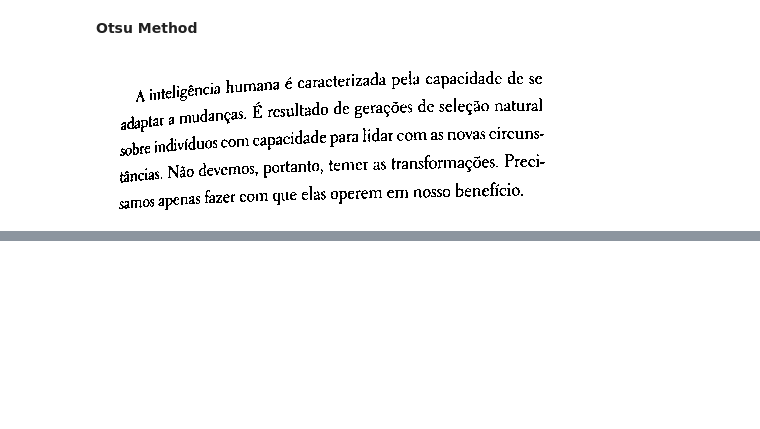
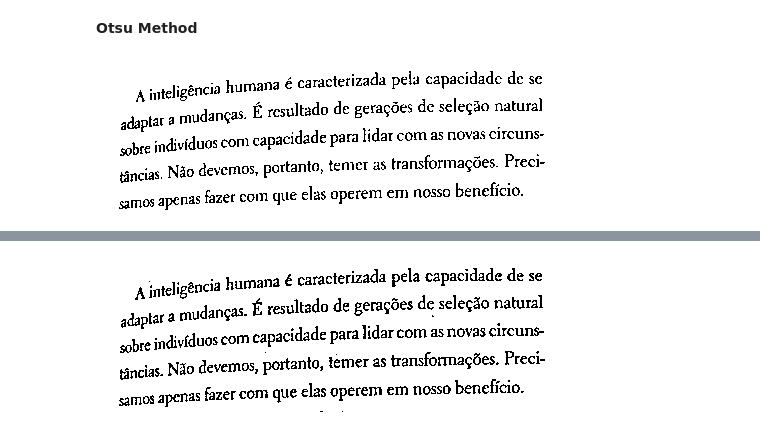
Before and after one commit to gopalbala/img-processing, a Jupyter notebook: preprocess.ipynb, the cells around one changed output, grey strips where cells are left out. Drawn from its saved outputs; the diff is of its cells as text; code cells hidden in the pictures; blank space fills up the shorter version.

```diff
--- a/preprocess.ipynb
+++ b/preprocess.ipynb
@@ -52,0 +71,5 @@ cv2_imshow(otsu)
+# %%
+adaptive_average = cv2.adaptiveThreshold(graybook, 255, cv2.ADAPTIVE_THRESH_MEAN_C, cv2.THRESH_BINARY, 11, 9)
+cv2_imshow(adaptive_average)
+# %% [output]
+[figure, added]
```
Also changed, not shown: parts of 7 cells of this notebook.
